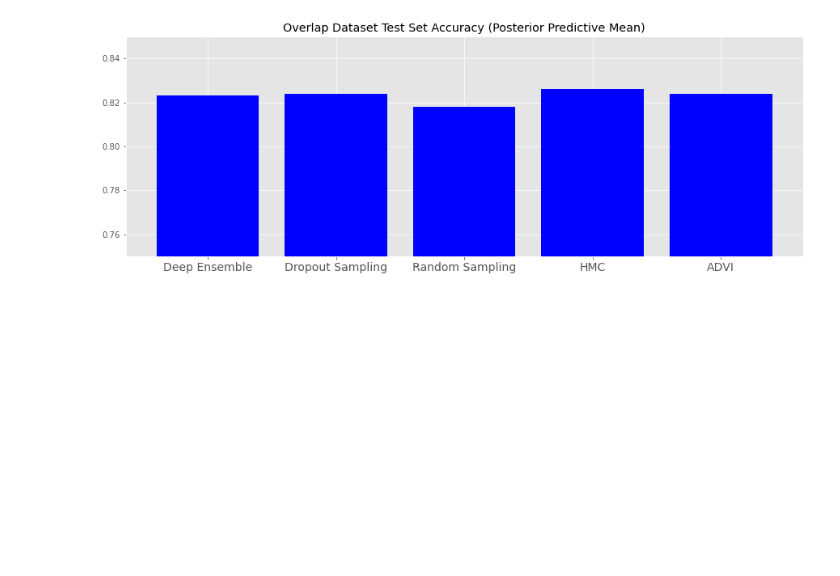
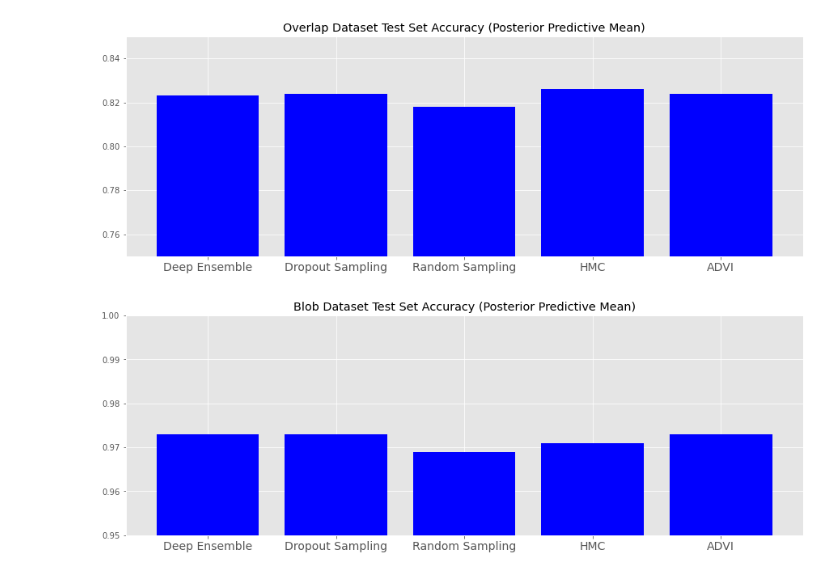
Before and after one commit to anita76/AM207-Project, a Jupyter notebook: accuracy_graphs.ipynb, the cells around one changed output. Cells and saved outputs as stored; diff of their text form; code cells hidden in the pictures; blank space fills up the shorter version.

Commit message:
added for blob

```diff
--- a/accuracy_graphs.ipynb
+++ b/accuracy_graphs.ipynb
@@ -10,6 +10,7 @@ plt.style.use("ggplot")
 circles_acc = [0.991, 0.992, 0.989, 0.991, 0.989]
 moons_acc = [0.973, 0.913, 0.967, 0.973, 0.889]
 overlap_acc = [0.823, 0.824, 0.818, 0.826, 0.824]
+blob_acc = [0.973, 0.973, 0.969, 0.971, 0.973]
 # %%
 labels =('Deep Ensemble', 'Dropout Sampling', 'Random Sampling', 'HMC', 'ADVI')
 
@@ -49,3 +50,15 @@ plt.savefig("overlap_accuracy_plot.png")
 plt.show()
 # %% [output]
 [figure]
+# %%
+fig, ax = plt.subplots(figsize=(15,5))
+#ax.yaxis.set_major_formatter(formatter)
+plt.bar(np.arange(5), blob_acc, color='b')
+plt.xticks(np.arange(5),labels )
+ax.set_xticklabels(labels,rotation=0, fontsize=14)
+plt.ylim(0.95,1)
+plt.title("Blob Dataset Test Set Accuracy (Posterior Predictive Mean)")
+plt.savefig("blob_accuracy_plot.png")
+plt.show()
+# %% [output]
+[figure, added]
```
